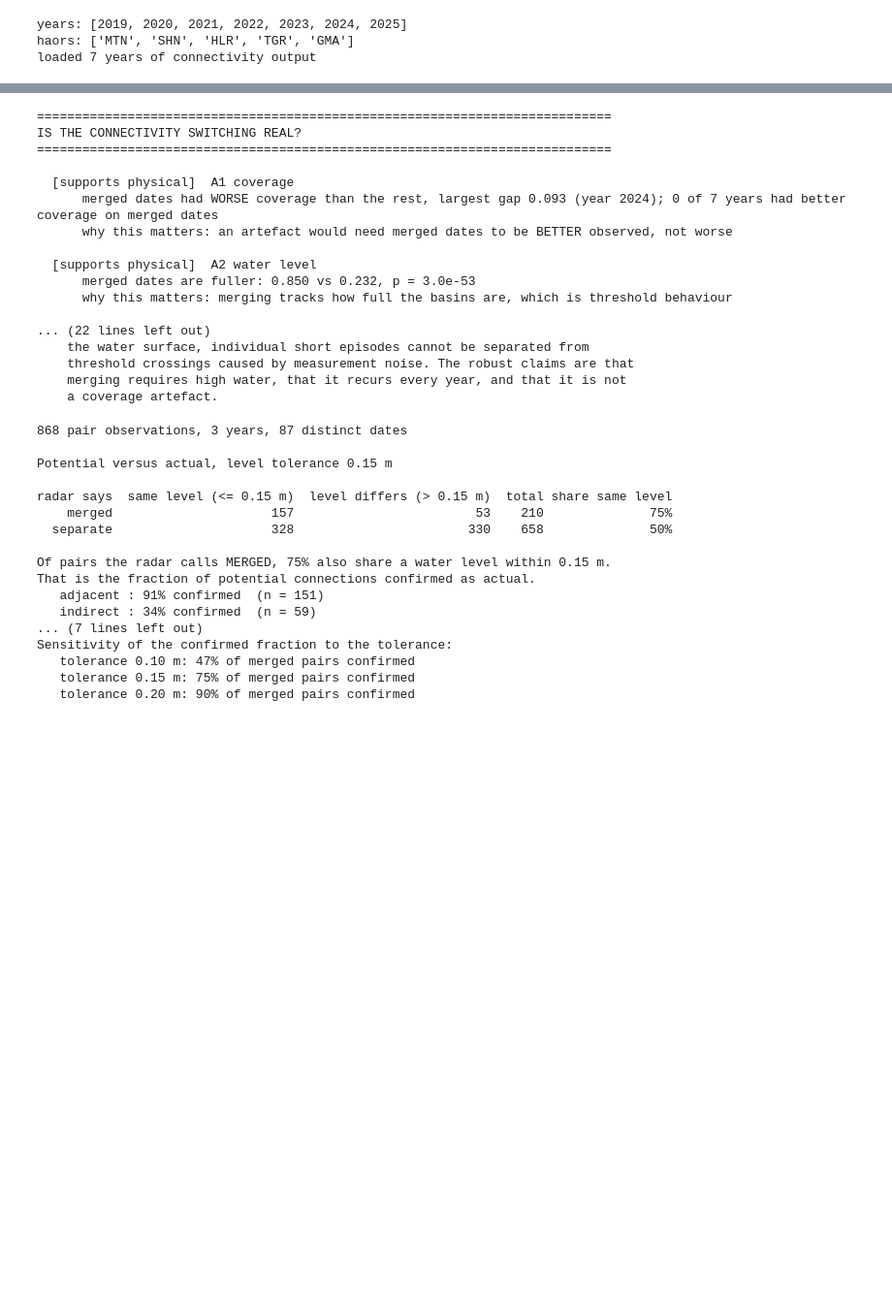
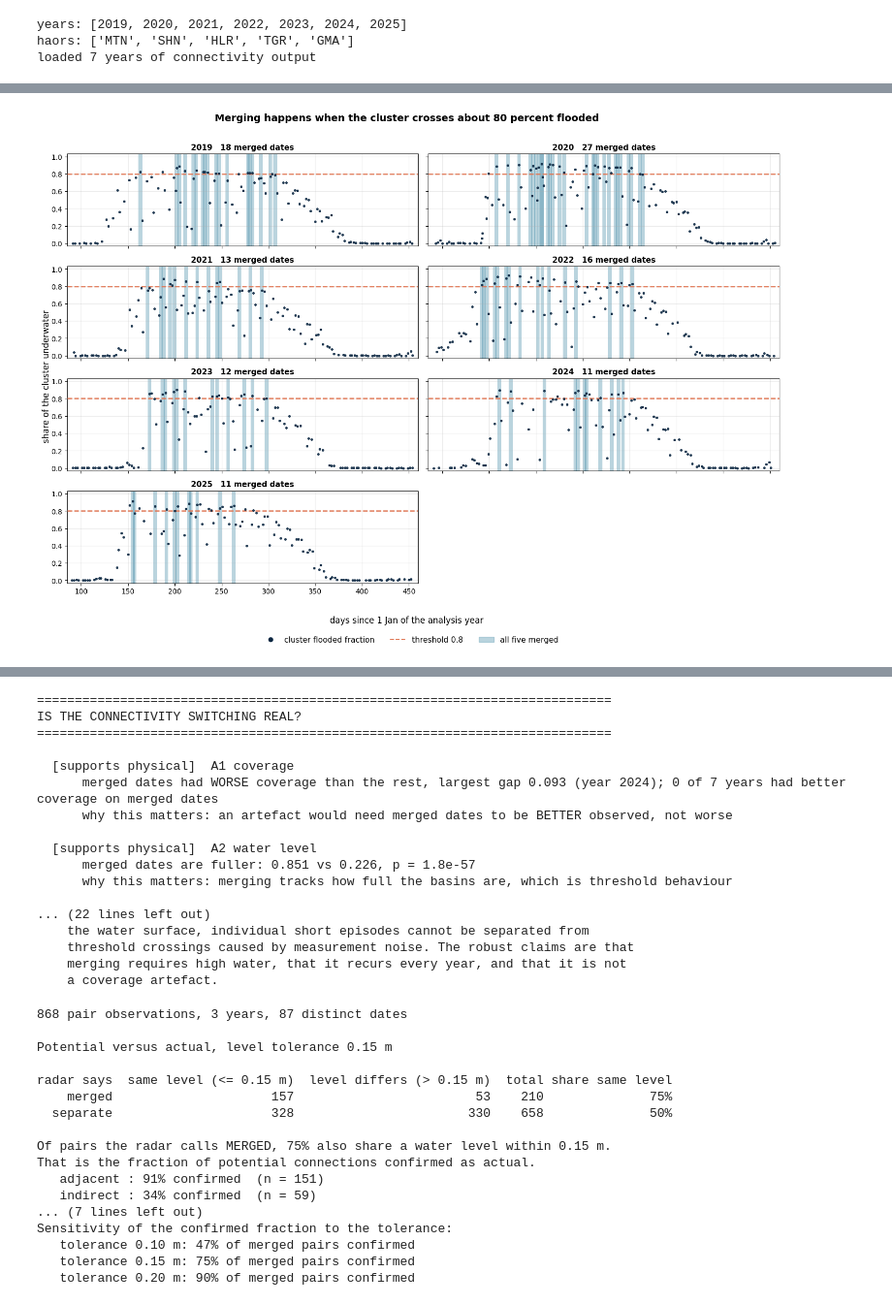
Before and after one commit to wasifshahriar/masters_research, a Jupyter notebook: haor_connectivity_validation.ipynb, the cells around one changed output, grey strips where cells are left out. Shown at 97% size. Saved outputs shown, nothing was run; the diff lists cells and outputs as text; code cells hidden in the pictures; blank space fills up the shorter version.

Commit message:
update connectivity validation and hydroyear notebooks
Co-Authored-By: Claude Sonnet 5.5 <noreply@anthropic.com>

```diff
--- a/haor_connectivity_validation.ipynb
+++ b/haor_connectivity_validation.ipynb
@@ -335 +335,76 @@ Reading:
   episodes still present under strict coverage in 7 of 7 years
+# %%
+# %%
+# ================= PART A5: the figure that explains the oscillation =================
+# Slides 19 and 20 show a jagged line and the audience reads it as noise. It is
+# not noise: A1 and A4 showed coverage does not drive it, and A2 showed the state
+# tracks how full the basins are. So explain it rather than smooth it.
+#
+# Each panel shows the continuous driver, the cluster flooded fraction, with the
+# 0.80 threshold drawn across it, and the merged dates shaded underneath. The
+# jaggedness becomes the mechanism: the cluster crosses the threshold repeatedly
+# as monsoon rainfall pulses arrive.
+THRESHOLD = 0.80          # from Part A2
+
+yrs = sorted(conn)
+nrow = int(np.ceil(len(yrs) / 2))
+fig, axes = plt.subplots(nrow, 2, figsize=(15, 2.7 * nrow), sharex=True, sharey=True)
+axes = np.atleast_1d(axes).ravel()
+
+for k, y in enumerate(yrs):
+    ax = axes[k]
+    if curves.get(y) is None:
+        ax.axis("off"); continue
+    cur = curves[y].copy()
+    cur["cluster_frac"] = cur[HAOR_IDS].mean(axis=1)
+    cur = cur.sort_values("doy")
+    v = conn[y][conn[y]["n_components"] >= 0].sort_values("doy")
+
+    # shade every merged date, so the reader sees where the state was on
+    for _, r in v[v["all_connected"]].iterrows():
+        ax.axvspan(r["doy"] - 2, r["doy"] + 2, color="#1C7293", alpha=.30, lw=0, zorder=1)
+    ax.axhline(THRESHOLD, color="#E07856", ls="--", lw=1.8, zorder=3)
+    # markers only, no connecting line: the line is what looks like wild oscillation
+    ax.plot(cur["doy"], cur["cluster_frac"], "o", ms=2.6, color="#0A2540",
+            alpha=.85, zorder=4)
+    ax.set_title(f"{y}   {int(v['all_connected'].sum())} merged dates",
+                 fontsize=11, fontweight="bold")
+    ax.set_ylim(-0.03, 1.03); ax.set_xlim(85, 460); ax.grid(alpha=.25)
+
+for k in range(len(yrs), len(axes)): axes[k].axis("off")
+h = [plt.Line2D([], [], marker="o", ls="", color="#0A2540", label="cluster flooded fraction"),
+     plt.Line2D([], [], ls="--", color="#E07856", label=f"threshold {THRESHOLD}"),
+     mpatches.Patch(color="#1C7293", alpha=.30, label="all five merged")]
+fig.legend(handles=h, loc="lower center", ncol=3, frameon=False, fontsize=11)
+fig.suptitle("Merging happens when the cluster crosses about 80 percent flooded",
+             fontweight="bold", fontsize=14)
+fig.supxlabel("days since 1 Jan of the analysis year", y=0.045)
+fig.supylabel("share of the cluster underwater")
+plt.tight_layout(rect=[0, 0.055, 1, 0.97])
+plt.savefig(os.path.join(ANALYSIS_ROOT, "A5_threshold_timeline.png"), dpi=160,
+            bbox_inches="tight")
+plt.show()
+
+# how cleanly does the threshold predict the state?
+rows = []
+for y in yrs:
+    if curves.get(y) is None: continue
+    cur = curves[y].copy(); cur["cluster_frac"] = cur[HAOR_IDS].mean(axis=1)
+    v = conn[y][conn[y]["n_components"] >= 0][["doy", "all_connected"]]
+    j = v.merge(cur[["doy", "cluster_frac"]], on="doy").dropna()
+    pred = j["cluster_frac"] >= THRESHOLD
+    rows.append(dict(year=y, n=len(j), agree=round(float((pred == j["all_connected"]).mean()), 3),
+                     above_thresh_merged=round(float(j.loc[pred, "all_connected"].mean()), 3)
+                        if pred.any() else np.nan,
+                     below_thresh_merged=round(float(j.loc[~pred, "all_connected"].mean()), 3)
+                        if (~pred).any() else np.nan))
+T = pd.DataFrame(rows)
+print(f"How well a simple {THRESHOLD} threshold predicts the merged state\n")
+print(T.to_string(index=False))
+print(f"\n  mean agreement across years: {T['agree'].mean():.3f}")
+print("  above_thresh_merged = of dates above the threshold, the share that merged")
+print("  below_thresh_merged = of dates below it, the share that merged anyway")
+print("\nUse this figure instead of the bare connectivity line. The oscillation")
+print("stops looking like noise once the threshold is drawn on it.")
+# %% [output]
+[figure, added]
@@ -427,7 +519,7 @@ IS THE CONNECTIVITY SWITCHING REAL?
       why this matters: an artefact would need merged dates to be BETTER observed, not worse
 
   [supports physical]  A2 water level
-      merged dates are fuller: 0.850 vs 0.232, p = 3.0e-53
+      merged dates are fuller: 0.851 vs 0.226, p = 1.8e-57
       why this matters: merging tracks how full the basins are, which is threshold behaviour
 
 ... (22 lines left out)
```
Also changed, not shown: parts of 16 cells of this notebook, 1 other file.
